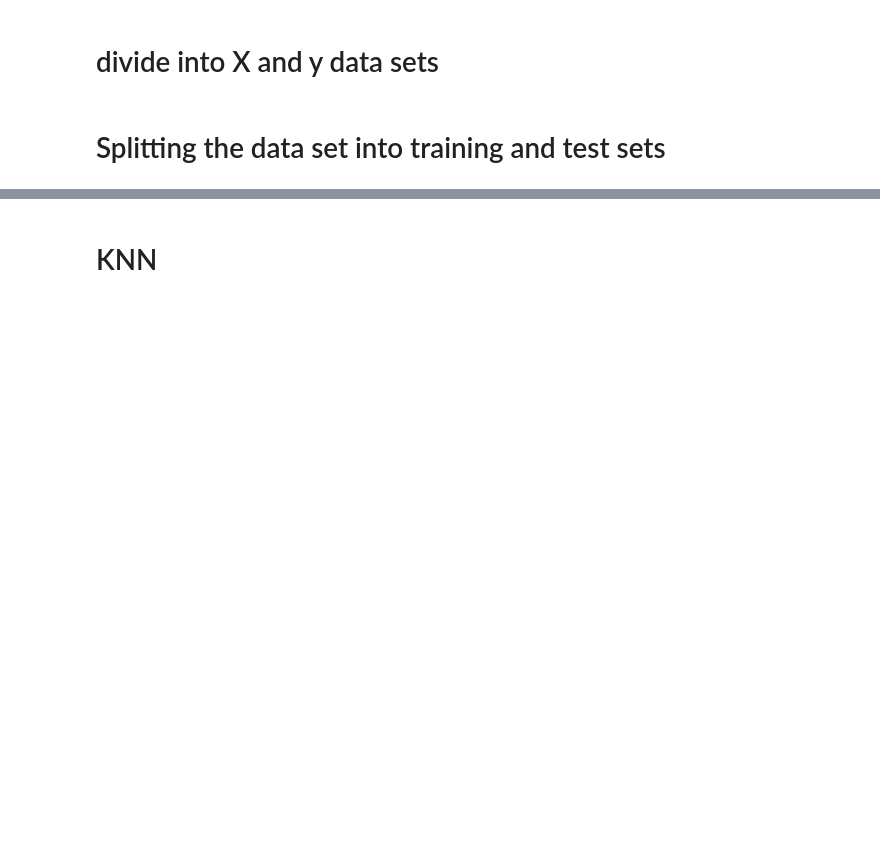
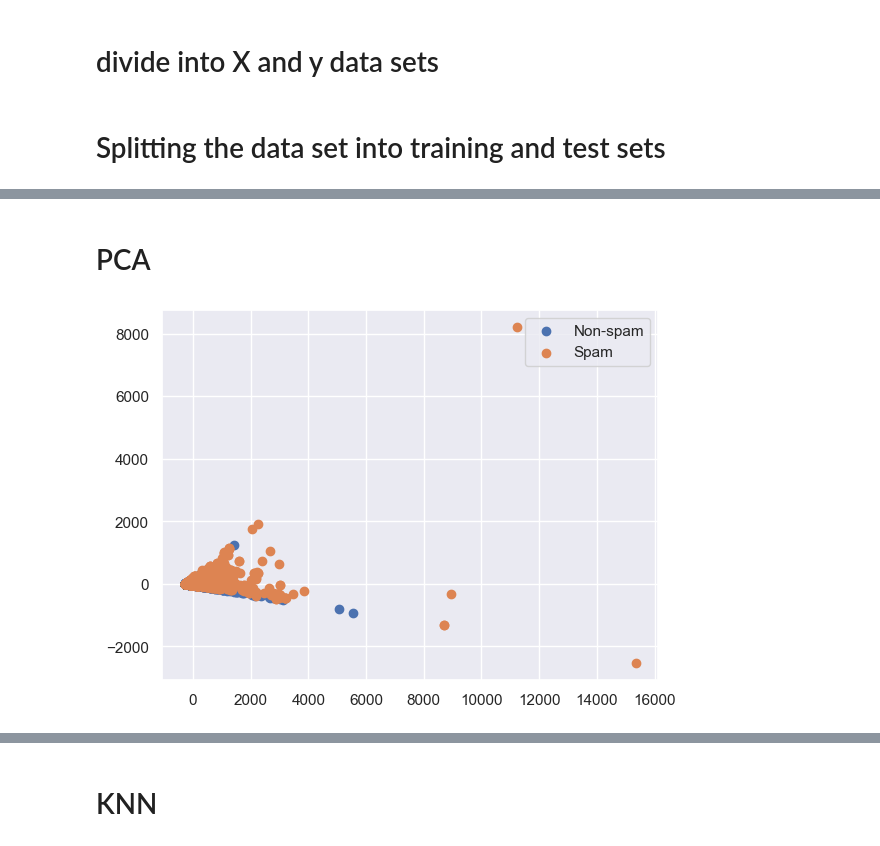
Before and after one commit to LI3ARA/Machine-Learning-CW, a Jupyter notebook: CW notebook.ipynb, the cells around one changed output, grey strips where cells are left out. Drawn from its saved outputs; the diff is of its cells as text; code cells hidden in the pictures; blank space fills up the shorter version.

```diff
--- a/CW notebook.ipynb
+++ b/CW notebook.ipynb
@@ -92,0 +137,18 @@ X_train,X_test,y_train,y_test = train_test_split(X,y,test_size=0.25, random_stat
+# %% [markdown]
+# PCA
+# %%
+# # Normalize data
+from sklearn.decomposition import PCA
+X_norm = (X - X.mean()) / X.std()
+
+# Reduce dimensionality using PCA
+pca = PCA()
+X_pca = pca.fit_transform(X)
+
+# Visualize data
+plt.scatter(X_pca[y==0, 0], X_pca[y==0, 1], label='Non-spam')
+plt.scatter(X_pca[y==1, 0], X_pca[y==1, 1], label='Spam')
+plt.legend()
+plt.show()
+# %% [output]
+[figure, added]
```
Also changed, not shown: parts of 53 cells of this notebook, 5 other files.
